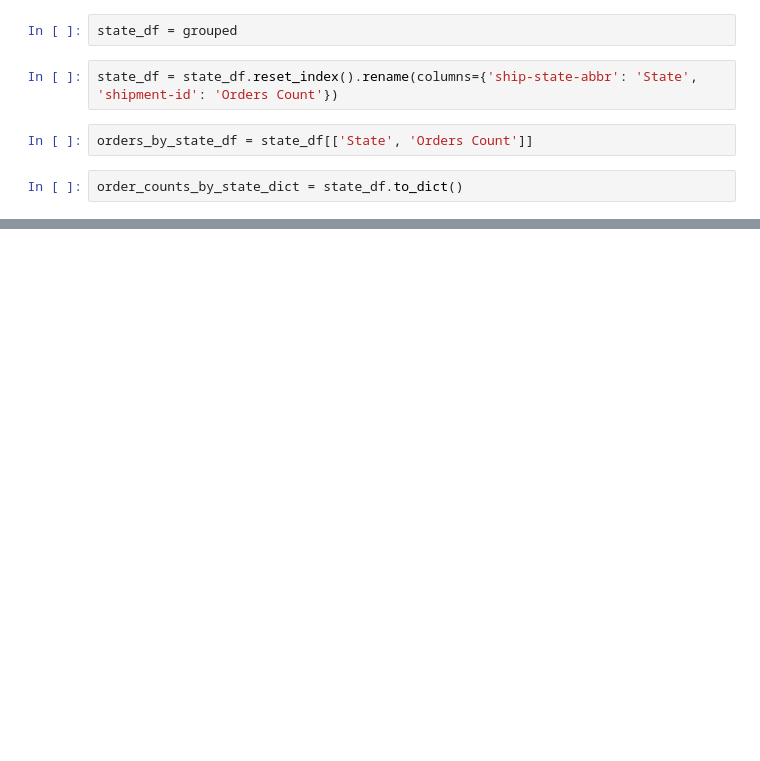
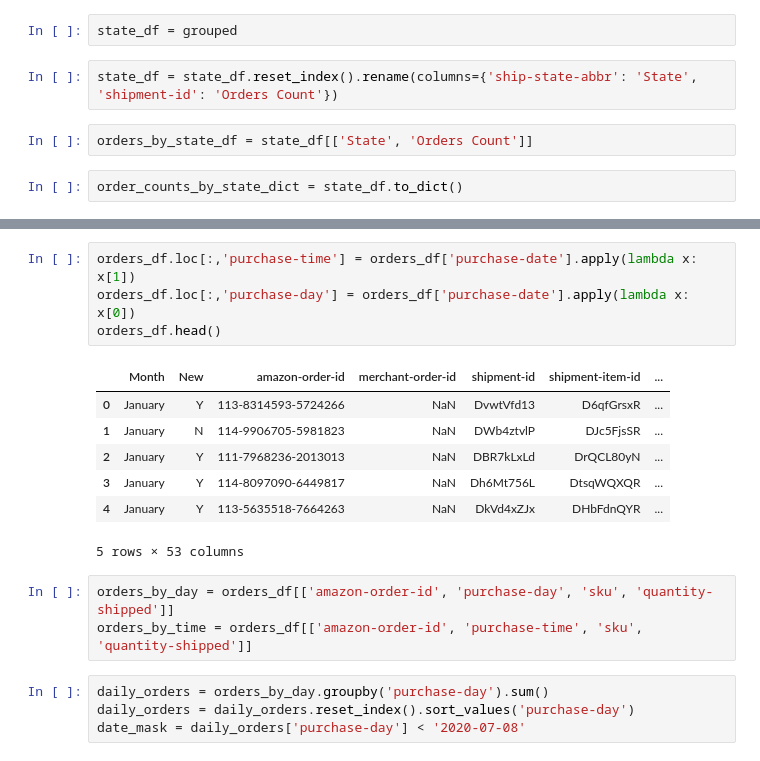
Before and after one commit to ryankirkland/customer-data-analysis, a Jupyter notebook: PBE-Order-Analysis.ipynb, the cells around one changed output, grey strips where cells are left out. Drawn from its saved outputs; the diff is of its cells as text; blank space fills up the shorter version.

```diff
--- a/PBE-Order-Analysis.ipynb
+++ b/PBE-Order-Analysis.ipynb
@@ -645,0 +660,19 @@ fig.show()
+# %%
+orders_df.loc[:,'purchase-time'] = orders_df['purchase-date'].apply(lambda x: x[1])
+orders_df.loc[:,'purchase-day'] = orders_df['purchase-date'].apply(lambda x: x[0])
+orders_df.head()
+# %% [output]
+|  | Month | New | amazon-order-id | merchant-order-id | shipment-id | shipment-item-id | ... |
+| 0 | January | Y | 113-8314593-5724266 | NaN | DvwtVfd13 | D6qfGrsxR | ... |
+| 1 | January | N | 114-9906705-5981823 | NaN | DWb4ztvlP | DJc5FjsSR | ... |
+| 2 | January | Y | 111-7968236-2013013 | NaN | DBR7kLxLd | DrQCL80yN | ... |
+| 3 | January | Y | 114-8097090-6449817 | NaN | Dh6Mt756L | DtsqWQXQR | ... |
+| 4 | January | Y | 113-5635518-7664263 | NaN | DkVd4xZJx | DHbFdnQYR | ... |
+5 rows × 53 columns
+# %%
+orders_by_day = orders_df[['amazon-order-id', 'purchase-day', 'sku', 'quantity-shipped']]
+orders_by_time = orders_df[['amazon-order-id', 'purchase-time', 'sku', 'quantity-shipped']]
+# %%
+daily_orders = orders_by_day.groupby('purchase-day').sum()
+daily_orders = daily_orders.reset_index().sort_values('purchase-day')
+date_mask = daily_orders['purchase-day'] < '2020-07-08'
```
Also changed, not shown: parts of 12 cells of this notebook, 1 other file.
